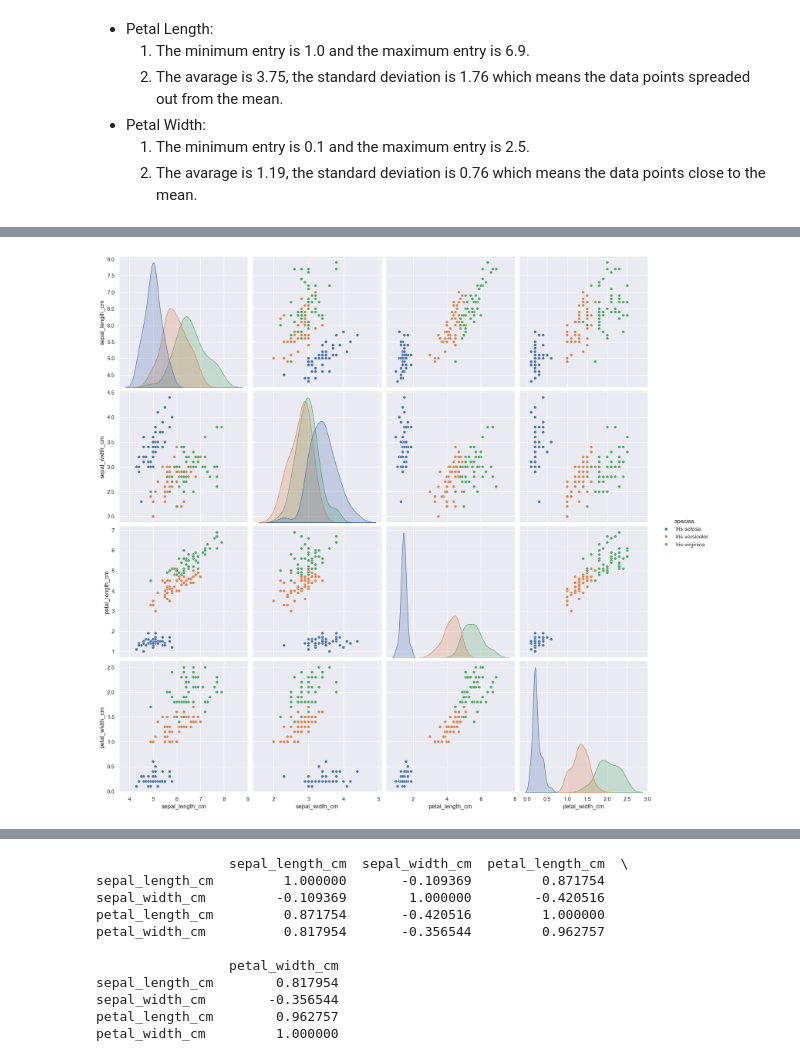
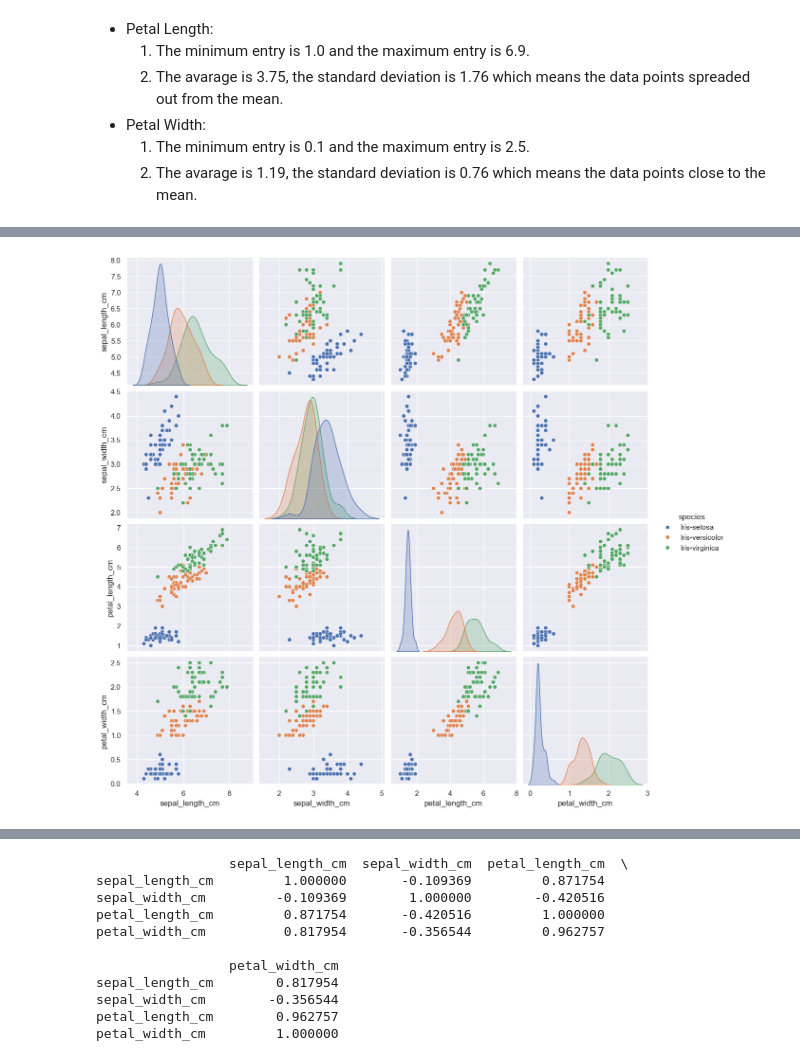
Before and after one commit to atacanbt/pands-project, a Jupyter notebook: my_analysis.ipynb, the cells around one changed output, grey strips where cells are left out. Drawn from its saved outputs; the diff is of its cells as text; code cells hidden in the pictures.

```diff
--- a/my_analysis.ipynb
+++ b/my_analysis.ipynb
@@ -161,6 +182,6 @@ for column in data.columns[:-1]: # the last column is not numeric so it is exclu
 # %%
 numeric_columns = data.select_dtypes(include=[np.number]).columns # selecting the numeric columns
-sns.pairplot(data, vars=numeric_columns, hue='species', height=4)     # plotting the pairplot
+sns.pairplot(data, vars=numeric_columns, hue='species', height=3)     # plotting the pairplot
 plt.show()
 # %% [output]
-[figure, old version]
+[figure, new version]
```
Also changed, not shown: parts of 11 cells of this notebook, 1 other file.
